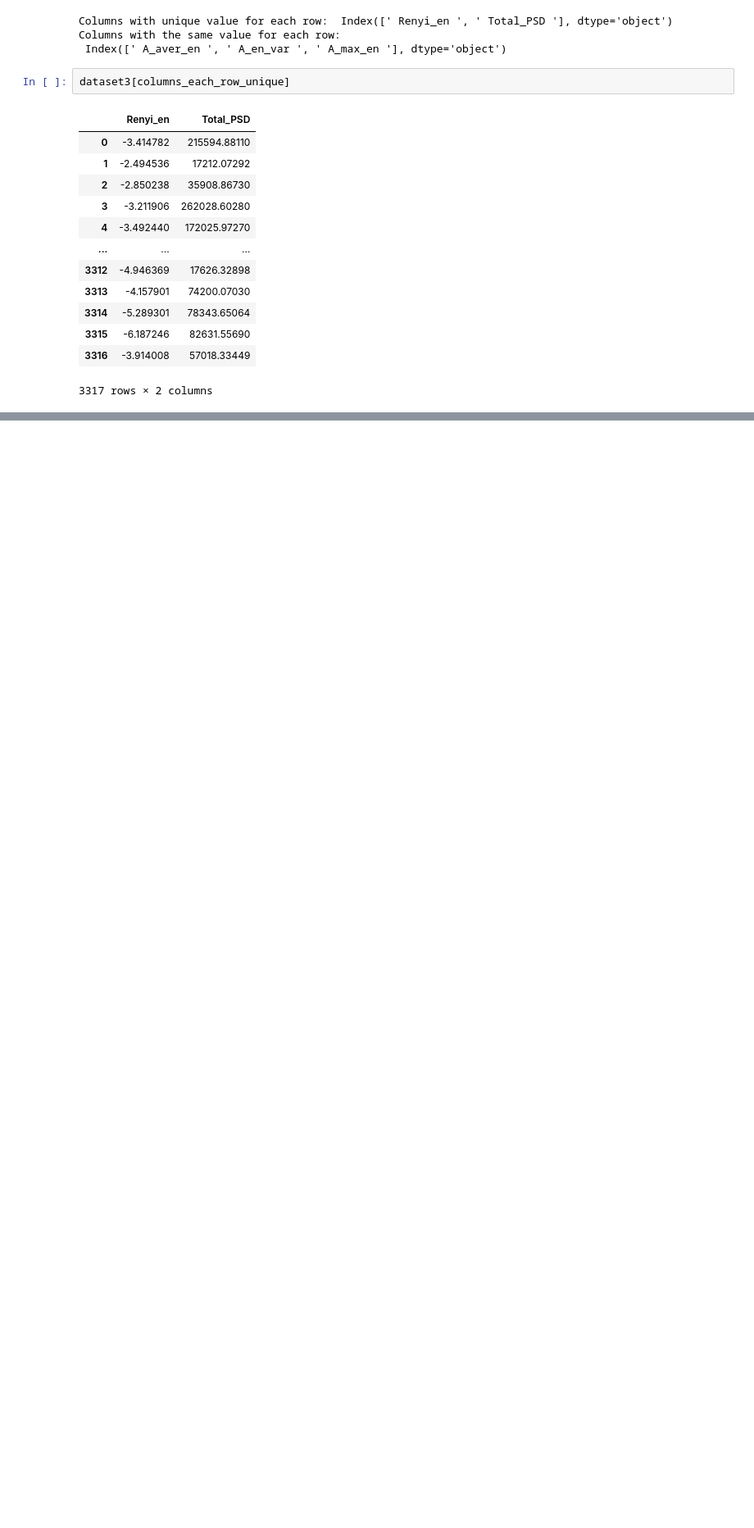
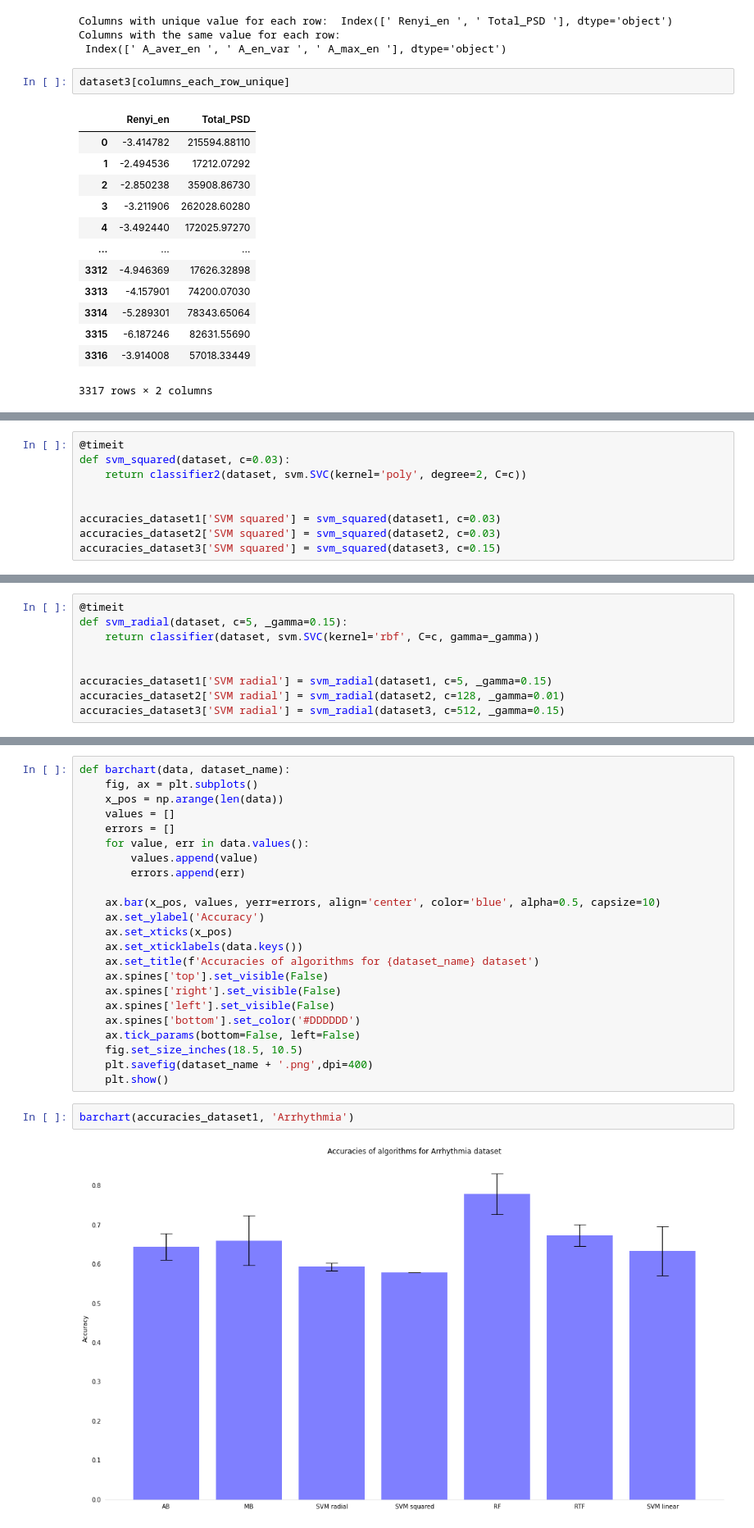
Before and after one commit to Karina-00/Decision-tree-ensembles-in-biomedical-time-series-classification, a Jupyter notebook: Project.ipynb, the cells around one changed output, grey strips where cells are left out. Shown: that part at 82% size. Cells and saved outputs as stored; diff of their text form; blank space fills up the shorter version.

```diff
--- a/Project.ipynb
+++ b/Project.ipynb
@@ -466,0 +639,9 @@ Now all our datasets are ready.
+# %%
+@timeit
+def svm_squared(dataset, c=0.03):
+    return classifier2(dataset, svm.SVC(kernel='poly', degree=2, C=c))
+
+
+accuracies_dataset1['SVM squared'] = svm_squared(dataset1, c=0.03)
+accuracies_dataset2['SVM squared'] = svm_squared(dataset2, c=0.03)
+accuracies_dataset3['SVM squared'] = svm_squared(dataset3, c=0.15)
@@ -466,0 +657,9 @@ Now all our datasets are ready.
+# %%
+@timeit
+def svm_radial(dataset, c=5, _gamma=0.15):
+    return classifier(dataset, svm.SVC(kernel='rbf', C=c, gamma=_gamma))
+
+
+accuracies_dataset1['SVM radial'] = svm_radial(dataset1, c=5, _gamma=0.15)
+accuracies_dataset2['SVM radial'] = svm_radial(dataset2, c=128, _gamma=0.01)
+accuracies_dataset3['SVM radial'] = svm_radial(dataset3, c=512, _gamma=0.15)
@@ -466,0 +688,27 @@ Now all our datasets are ready.
+# %%
+def barchart(data, dataset_name):
+    fig, ax = plt.subplots()
+    x_pos = np.arange(len(data))
+    values = []
+    errors = []
+    for value, err in data.values():
+        values.append(value)
+        errors.append(err)
+
+    ax.bar(x_pos, values, yerr=errors, align='center', color='blue', alpha=0.5, capsize=10)
+    ax.set_ylabel('Accuracy')
+    ax.set_xticks(x_pos)
+    ax.set_xticklabels(data.keys())
+    ax.set_title(f'Accuracies of algorithms for {dataset_name} dataset')
+    ax.spines['top'].set_visible(False)
+    ax.spines['right'].set_visible(False)
+    ax.spines['left'].set_visible(False)
+    ax.spines['bottom'].set_color('#DDDDDD')
+    ax.tick_params(bottom=False, left=False)
+    fig.set_size_inches(18.5, 10.5)
+    plt.savefig(dataset_name + '.png',dpi=400)
+    plt.show()
+# %%
+barchart(accuracies_dataset1, 'Arrhythmia')
+# %% [output]
+[figure, added]
```
Also changed, not shown: parts of 91 cells of this notebook, 4 other files.
